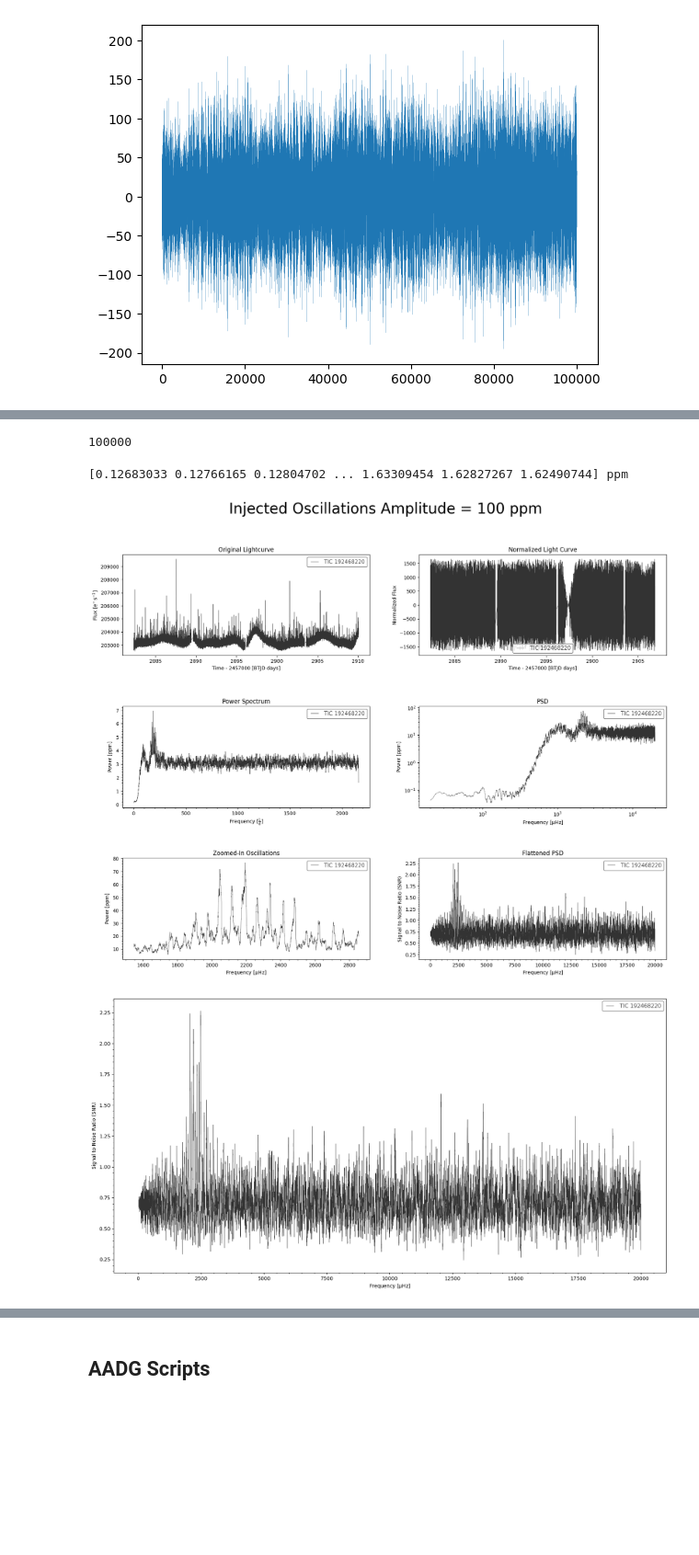
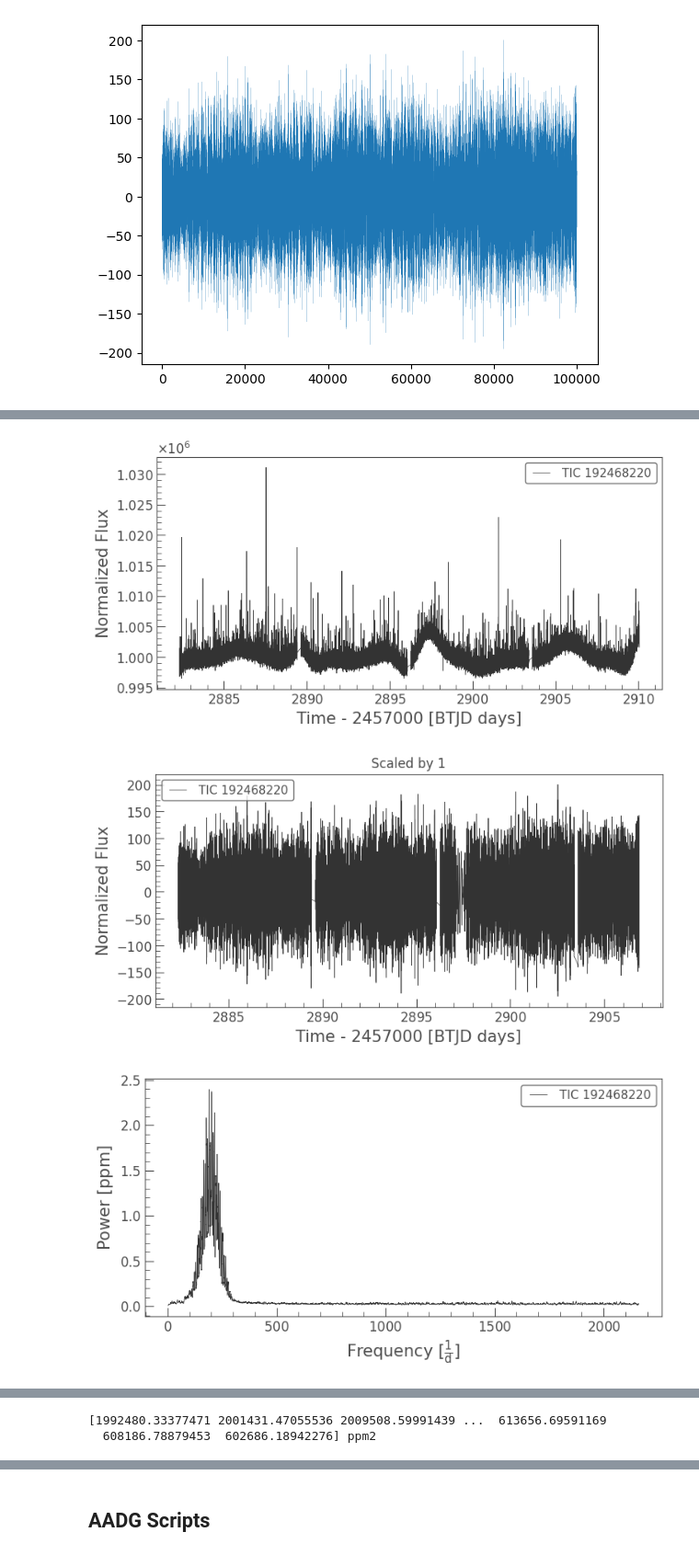
Before and after one commit to QuickPainter/M_Dwarf_Oscillations, a Jupyter notebook: more_injection.ipynb, the cells around one changed output, grey strips where cells are left out. Shown at 92% size. Cells and saved outputs as stored; diff of their text form; code cells hidden in the pictures; blank space fills up the shorter version.

Commit message:
more inject

```diff
--- a/more_injection.ipynb
+++ b/more_injection.ipynb
@@ -92,4 +98,6 @@ plt.plot(frequency,power)
 # %%
 no_gran_ascii_grid = np.loadtxt("/Users/caleb/downloads/AADG3-v3.0.2/examples/s4tess_llrgb/no_gran_s4tess_llrgb.asc")
 len(no_gran_ascii_grid)
+plt.plot(no_gran_ascii_grid,linewidth=.1)
+ascii_grid = no_gran_ascii_grid
 # %% [output]
@@ -97,11 +105,8 @@ len(no_gran_ascii_grid)
-# %%
-ascii_grid = np.loadtxt("/Users/caleb/downloads/AADG3-v3.0.2/examples/s4tess_llrgb/s4tess_llrgb.asc")
-len(ascii_grid)
-# %% [output]
-100000
 # %%
 def get_fake_lc(lc,amp,smooth_size):
     lc = lc.normalize(unit='ppm')
+    lc.plot()
+    plt.show()
     rand = np.random.default_rng(42)
     clean_lc = lc.remove_nans().remove_outliers(3)
     clean_lc = clean_lc[:len(ascii_grid)]
@@ -109,19 +114,33 @@ def get_fake_lc(lc,amp,smooth_size):
     # clean_lc.plot()
     ppm_unit = clean_lc.flux.unit
         # lc['flux'] = (noise+baseline)
-    clean_lc['flux'] = clean_lc['flux'] + amp*ascii_grid*ppm_unit*(1/np.std(ascii_grid))
+    clean_lc['flux'] = clean_lc['flux'] + amp*ascii_grid*ppm_unit
+
+
+    # just_osc_lc = clean_lc
+    # just_osc_lc.flux = amp*ascii_grid*ppm_unit
+
+
+    # just_osc_lc.plot()
+    # plt.title(f"Scaled by {amp}")
+    # plt.show()
+    # just_osc_lc_perio = just_osc_lc.to_periodogram(method='lombscargle',frequency=np.arange(2, 2160,0.008)).smooth(filter_width=2)
+    # just_osc_lc_perio.plot()
+    # plt.show()
+
+
 
     flat_lc, trend_lc = clean_lc.flatten(window_length=smooth_size, polyorder=2, return_trend=True, break_tolerance=5, niters=3, sigma=3)
 
     flat_lc = flat_lc.remove_outliers(3)
     # residuals = np.array(clean_lc.flux)-np.array(trend_lc.flux)
     # flat_lc['flux'] = residuals
-    flat_lc['flux'] = (flat_lc['flux']-1)*ppm_unit*10**6
+    flat_lc['flux'] = (flat_lc['flux'])*ppm_unit*10**6
 
     clean_lc = flat_lc
 
-    noise = np.std((clean_lc['flux'])) * np.random.normal(size=len(t))
-    baseline = np.mean((clean_lc['flux']))
+    # noise = np.std((clean_lc['flux'])) * np.random.normal(size=len(t))
+    # baseline = np.mean((clean_lc['flux']))
 
     return clean_lc, ppm_unit
 # %%
@@ -159,9 +178,11 @@ def inject_oscillations(amp,show,num,smooth_size,fake):
             gaussian_lc= lc
         fake_lc,ppm_unit = get_fake_lc(gaussian_lc,amp,smooth_size)
         perio = fake_lc.to_periodogram(method='lombscargle',frequency=np.arange(2, 2160,0.008)).smooth(filter_width=2)
-        perio_psd = fake_lc.to_periodogram(method='lombscargle',frequency=np.arange(20, 20000,.1),normalization='psd').smooth(filter_width=10)
+        perio_psd = fake_lc.to_periodogram(method='lombscargle',frequency=np.arange(20, 20000,.1),normalization='psd')
         flat = perio_psd.flatten()
         flat_unit = flat.power.unit
+
+        flat_perio = perio.flatten()
         print(perio.power)
 
         perios.append(np.array(perio.power))
@@ -172,6 +193,8 @@ def inject_oscillations(amp,show,num,smooth_size,fake):
     perio.power = sum(perios)*ppm_unit
     perio_psd.power = sum(perio_psds)*ppm_unit
     flat.power = sum(flats)*flat_unit
+
+    perio_psd = perio_psd.smooth(filter_width=10)
 
     summed_flat = perio_psd.flatten()
 
@@ -203,12 +226,14 @@ def inject_oscillations(amp,show,num,smooth_size,fake):
         plt.subplots_adjust(hspace=.5)
         plt.show()
 
+
+
     fig, ax = plt.subplots(1, 1,figsize=(20,10))
     summed_flat.plot(ax=ax,color='black',alpha=.8)
     plt.show()
 # %%
-inject_oscillations(100,True,1,101,False)
+inject_oscillations(1,True,1,2001,False)
 # %% [output]
-[0.12683033 0.12766165 0.12804702 ... 1.63309454 1.62827267 1.62490744] ppm
-[figure, old version]
+[figure, new version]
-[figure, old version]
+[figure, new version]
+[figure, added]
@@ -214,0 +241,2 @@ inject_oscillations(100,True,1,101,False)
+[1992480.33377471 2001431.47055536 2009508.59991439 ...  613656.69591169
+  608186.78879453  602686.18942276] ppm2
```
Also changed, not shown: parts of 40 cells of this notebook.
